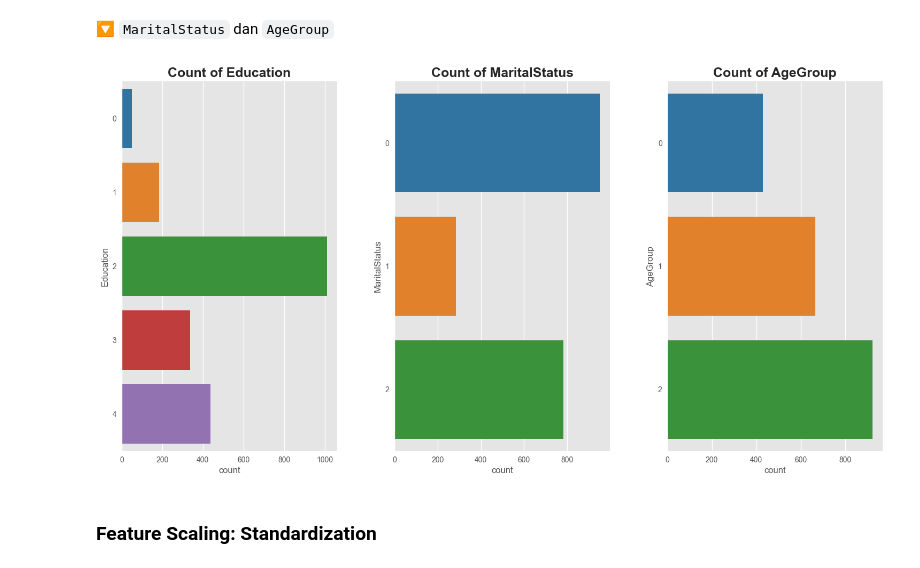
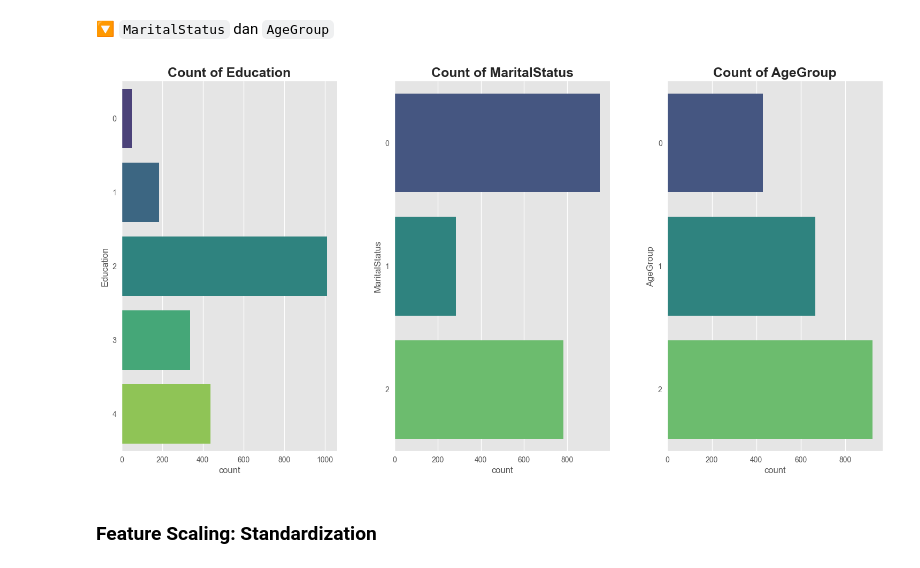
Before and after one commit to sabirinID/Predicting-Customer-Personality, a Jupyter notebook: Notebooks/marketing_campaign.ipynb, the cells around one changed output. Cells and saved outputs as stored; diff of their text form; code cells hidden in the pictures.

```diff
--- a/Notebooks/marketing_campaign.ipynb
+++ b/Notebooks/marketing_campaign.ipynb
@@ -413,7 +413,7 @@ Name: proportion, dtype: float64
 plt.figure(figsize=(16, 9))
 for i in range(0, len(cat_cols)):
     plt.subplot(1, 3, i+1)
-    ax = sns.countplot(y=df[cat_cols[i]], palette='tab10')
+    ax = sns.countplot(y=df[cat_cols[i]], palette='viridis')
     plt.title(f'Count of {cat_cols[i]}', fontsize=18, weight='bold')
     sns.despine()
     plt.tight_layout(pad=5)
@@ -868,15 +868,15 @@ df['AgeGroup'] = encoder.fit_transform(df['AgeGroup'])
 # %%
 plt.figure(figsize=(16, 9))
 for i in range(0, len(cat_cols)):
     plt.subplot(1, 3, i+1)
-    ax = sns.countplot(y=df[cat_cols[i]], palette='tab10')
+    ax = sns.countplot(y=df[cat_cols[i]], palette='viridis')
     plt.title(f'Count of {cat_cols[i]}', fontsize=18, weight='bold')
     sns.despine()
     plt.tight_layout(pad=5)
 
 plt.show()
 # %% [output]
-[figure, old version]
+[figure, new version]
 # %% [markdown]
 ### Feature Scaling: Standardization
 # %%
```
Also changed, not shown: parts of 22 cells of this notebook.
